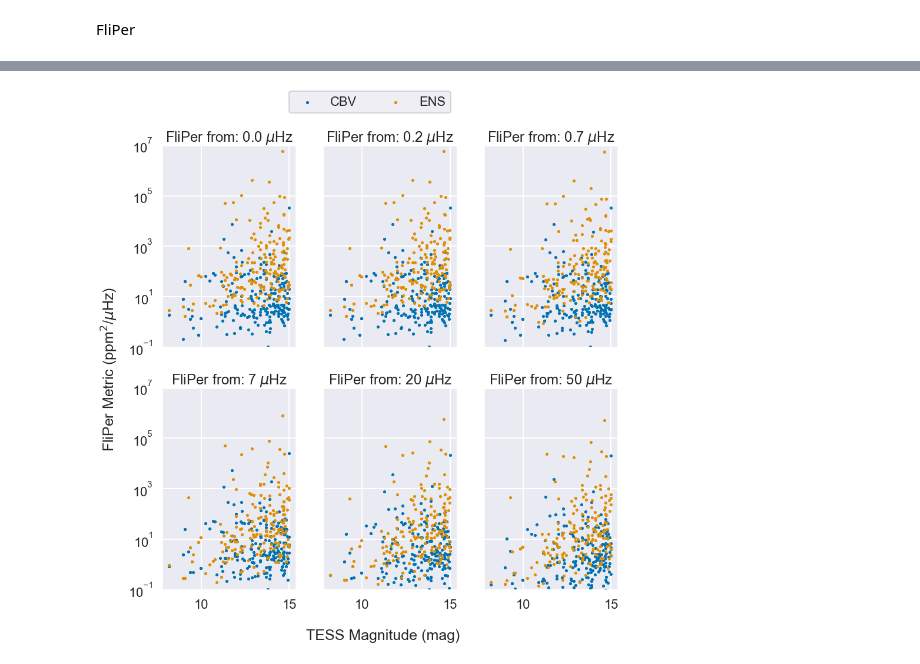
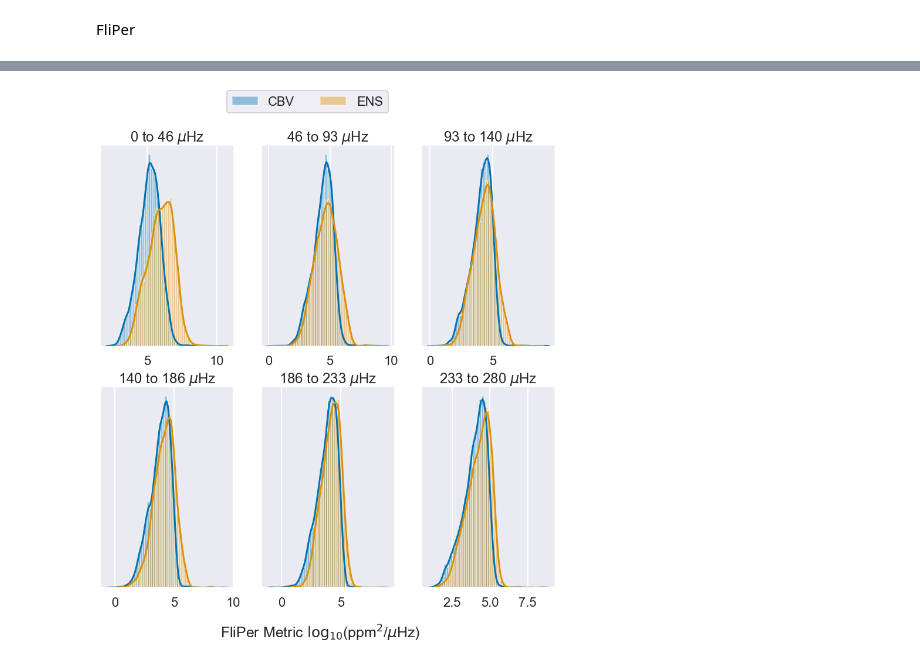
Before and after one commit to ojhall94/tda9hawaii, a Jupyter notebook: photometric_precision.ipynb, the cells around one changed output, grey strips where cells are left out. Cells and saved outputs as stored; diff of their text form; code cells hidden in the pictures.

```diff
--- a/photometric_precision.ipynb
+++ b/photometric_precision.ipynb
@@ -90,7 +94,7 @@ tdl = pd.read_sql_query('select * from todolist', sql)
 # %%
 dia = pd.merge(dia, tdl[['starid','tmag']], on='starid', how='left')
 # %%
-fols = ['00008']#,'00024','00025']#'00029','00041','00044','00050','00051',
+fols = ['00008','00024','00025']#'00029','00041','00044','00050','00051',
 # '00062','00063','00070','00071','00091','00092','00097','00099']
 # %%
 # Subselect folders we have
@@ -114,10 +118,10 @@ Columns remaining: 213
 # %% [markdown]
 Define FliPer values:
 # %%
-fpi=[0.0, 0.2, 0.7, 7, 20, 50]
-for v in fpi:
-    dia[f'ens_Fp_{v}'] = np.nan
-    dia[f'cbv_Fp_{v}'] = np.nan
+fpi = np.linspace(0, 280, 7)
+for v in fpi[:-1]:
+    dia[f'ens_Fp_{int(v)}'] = np.nan
+    dia[f'cbv_Fp_{int(v)}'] = np.nan
 # %%
 for idx in tqdm(range(len(dia))):
     # Create filenames and read in
@@ -145,6 +149,8 @@ for idx in tqdm(range(len(dia))):
 dia.to_csv('photometric_precision.csv')
 # %% [markdown]
 ## Make some plots
+# %%
+dia = pd.read_csv('photometric_precision.csv', index_col=0)
 # %% [markdown]
 Photometric Precision
 # %%
@@ -164,17 +186,19 @@ FliPer
 # %%
 sns.set_style('darkgrid')
-fig, axes = plt.subplots(2,3, sharex=True, sharey=True, figsize=mnras_size(1000, square=True))
+fig, axes = plt.subplots(2,3, sharex=False, figsize=mnras_size(1000, square=True))
 axes = axes.flatten()
-for ax, v in zip(axes, fpi):
-    ax.set_title(fr'FliPer from: {v} $\mu$Hz')
-    ax.scatter(dia.tmag, dia[f'cbv_Fp_{v}'],s=10, label='CBV')
-    ax.scatter(dia.tmag, dia[f'ens_Fp_{v}'],s=10, label='ENS')
-    ax.set_ylim(0.1, 1e7)
-    ax.set_yscale('log')
-fig.text(0.5, 0.04, 'TESS Magnitude (mag)', ha='center', fontsize=25)
-fig.text(0.02, 0.5, r'FliPer Metric (ppm$^2$/$\mu$Hz)', va='center', rotation='vertical', fontsize=25)
+for idx, row in enumerate(fpi[:-1]):
+    ax = axes[idx]
+    v = int(fpi[idx])
+    ax.set_title(fr'{v} to {int(fpi[idx+1])} $\mu$Hz')
+    a = np.log10(dia[f'cbv_Fp_{v}'].dropna())
+    b = np.log10(dia[f'ens_Fp_{v}'].dropna())
+    sns.distplot(a[np.isfinite(a)], label='CBV',ax=ax, axlabel=False)
+    sns.distplot(b[np.isfinite(b)], label='ENS',ax=ax, axlabel=False)
+    ax.get_yaxis().set_visible(False)
+fig.text(0.5, 0.04, r'FliPer Metric $\log_{10}$(ppm$^2$/$\mu$Hz)', ha='center', fontsize=25)
 axes[0].legend(bbox_to_anchor=(2.2, 1.3), ncol=2)
 
 plt.show()
 # %% [output]
-[figure, old version]
+[figure, new version]
```
Also changed, not shown: parts of 6 cells of this notebook, 2 other files.
